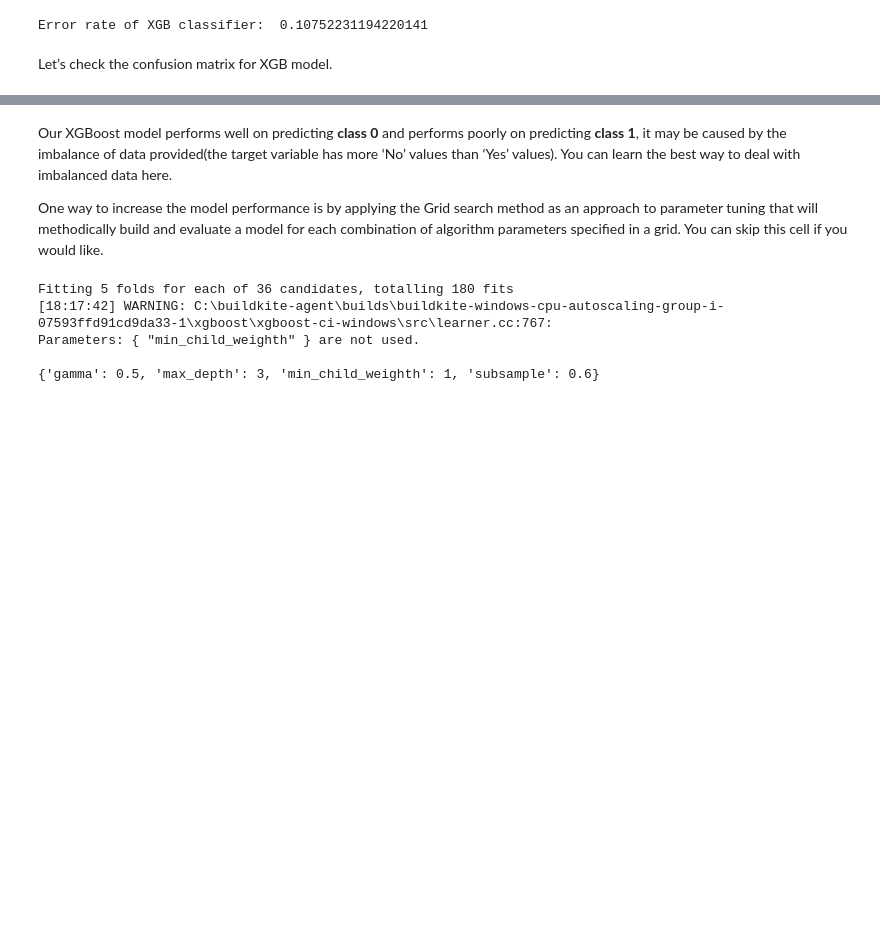
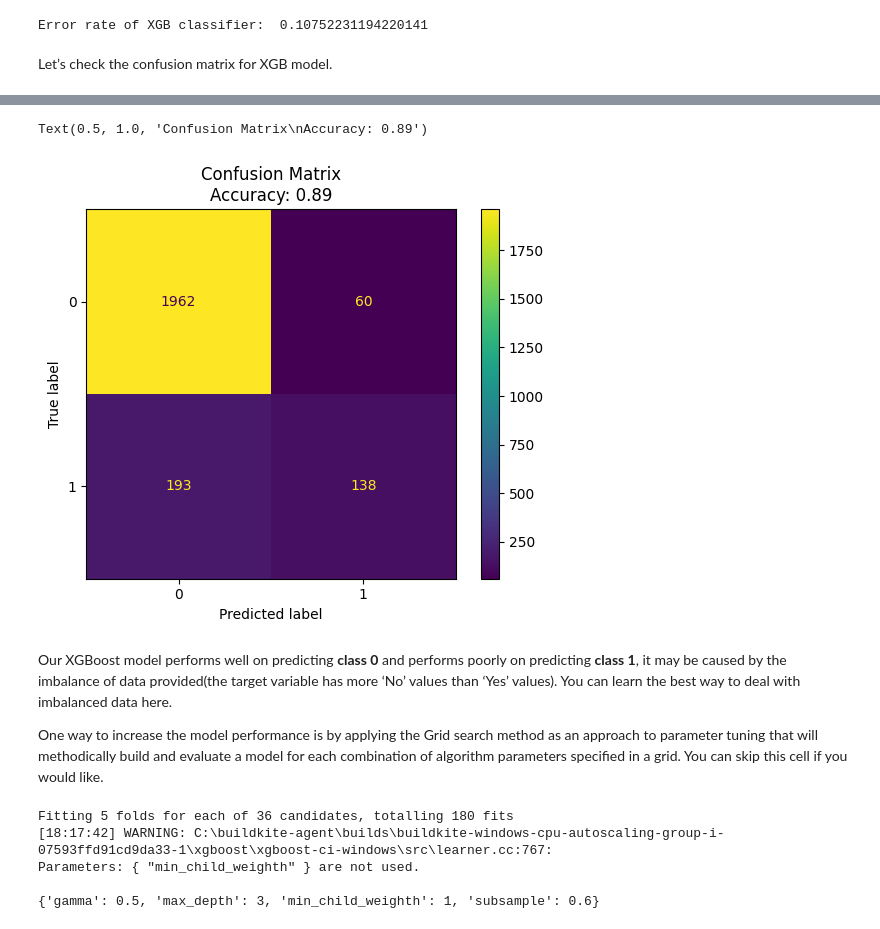
Before and after one commit to ronniealdrin/Machine_Learning_Financial_Inclusion_in_Africa, a Jupyter notebook: StarterNotebook.ipynb, the cells around one changed output, grey strips where cells are left out. Saved outputs shown, nothing was run; the diff lists cells and outputs as text; code cells hidden in the pictures; blank space fills up the shorter version.

```diff
--- a/StarterNotebook.ipynb
+++ b/StarterNotebook.ipynb
@@ -325,3 +319,18 @@ ImportError: cannot import name 'plot_confusion_matrix' from 'sklearn.metrics' (
+# %%
+
+# Create a confusion matrix
+cm = confusion_matrix(y_val, xg_y_model)
+
+# Calculate accuracy
+accuracy = accuracy_score(y_val, xg_y_model)
+
+# Display the confusion matrix
+disp = ConfusionMatrixDisplay(confusion_matrix=cm, display_labels=xg_model.classes_)
+disp.plot()
+plt.title(f'Confusion Matrix\nAccuracy: {accuracy:.2f}')
+# %% [output]
+Text(0.5, 1.0, 'Confusion Matrix\nAccuracy: 0.89')
+[figure, added]
 # %% [markdown]
 Our XGBoost model performs well on predicting **class 0** and performs poorly on predicting **class 1**, it may be caused by the imbalance of data provided(the target variable has more ‘No’ values than ‘Yes’ values). You can learn the best way to deal with imbalanced data here.
 
```
Also changed, not shown: parts of 2 cells of this notebook, 4 other files.
